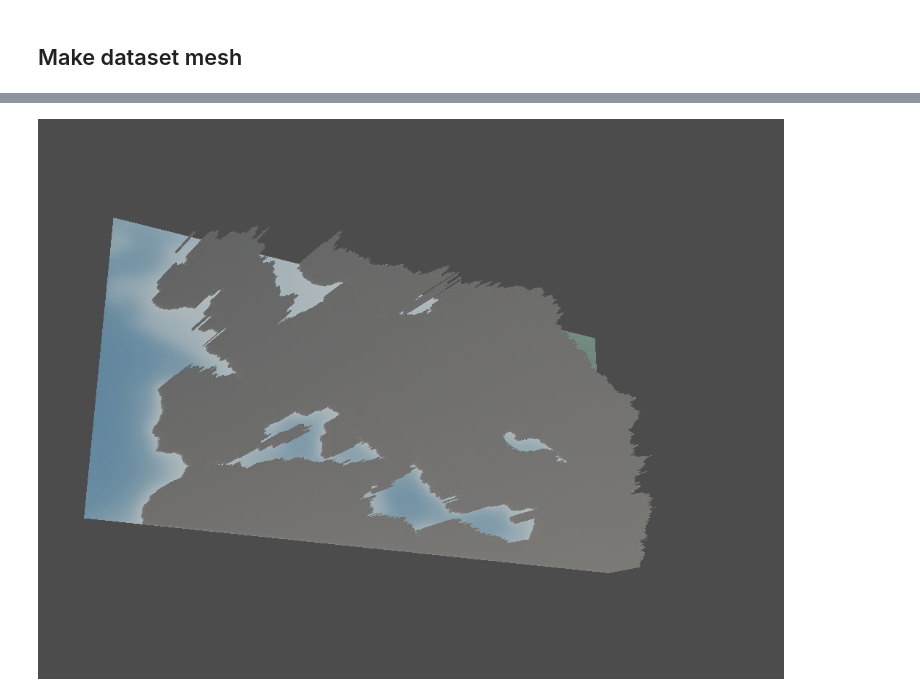
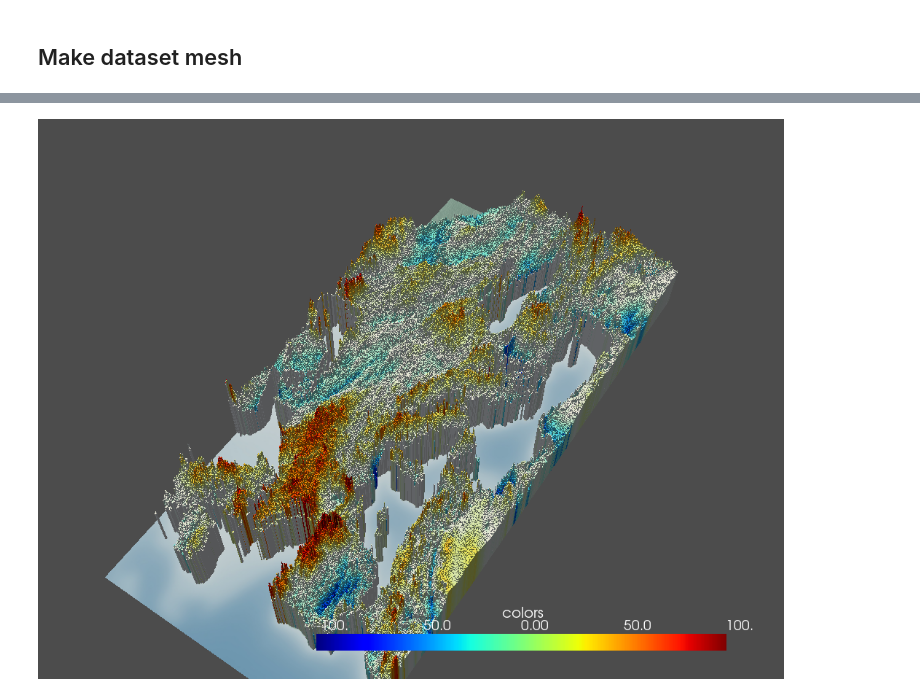
Before and after one commit to bellonet/map-rendering, a Jupyter notebook: pyvista_tests/pyvista_cubes_render.ipynb, the cells around one changed output, grey strips where cells are left out. Drawn from its saved outputs; the diff is of its cells as text; code cells hidden in the pictures.

Commit message:
color (with transparency) fix

```diff
--- a/pyvista_tests/pyvista_cubes_render.ipynb
+++ b/pyvista_tests/pyvista_cubes_render.ipynb
@@ -42,7 +42,7 @@ def load_nc(path_input):
 # %%
 # Read datasets:
 
-arr_mesh, lat_arr_mesh, long_arr_mesh = load_nc(path_input_mesh)
+arr_mesh, lat_arr_mesh, long_arr_mesh = load_nc(path_input_mesh, min_zero=True)
 
 arr_color, lat_arr_color, long_arr_color = load_nc(path_input_color)
 
@@ -268,17 +270,36 @@ def make_faces(arr, n_floor_v):
 
     return faces
 # %%
-def make_face_color(arr_color_cmap, arr_mesh):
-    arr_color_cmap = np.delete(arr_color_cmap, np.isnan(arr_mesh.flatten()), axis=0)
-    colormap = np.concatenate((np.tile(np.array([1,1,1,1]), (arr_color_cmap.shape[0],1)),
-                               arr_color_cmap,
-                               np.tile(np.array([1,1,1,1]), (arr_color_cmap.shape[0]*4,1))))
-    return colormap
+# def make_face_color(arr_color_cmap, arr_mesh):
+#     arr_color_cmap = np.delete(arr_color_cmap, np.isnan(arr_mesh.flatten()), axis=0)
+#     colormap = np.concatenate((np.tile(np.array([1.,1.,1.,0.5]), (arr_color_cmap.shape[0],1)),
+#                                np.tile(np.array([1.,1.,1.,0.5]), (arr_color_cmap.shape[0],1)),
+#                                #arr_color_cmap,
+#                                np.tile(np.array([1.,1.,1.,0.5]), (arr_color_cmap.shape[0]*4,1))))
+#     return colormap
+# %%
+def make_face_color(arr_color_flat, arr_mesh, clim):
+    arr_color_flat = np.delete(arr_color_flat, np.isnan(arr_mesh.flatten(order='F')))
+
+    faces_color = np.concatenate((np.tile(arr_color_flat, 2),
+                               np.tile(arr_color_flat, (4,1)).flatten(order='F')))
+
+    arr_color_opacity = (np.abs(arr_color_flat-np.mean([clim[0],clim[1]])) / (np.ptp(clim)/2))*2
+
+    faces_opacity = np.concatenate((np.tile(arr_color_opacity, 2),
+                               np.tile(arr_color_opacity, (4,1)).flatten(order='F')))
+
+    faces_opacity[faces_opacity>1] = 1.0
+
+    return faces_color, faces_opacity
 # %%
+clim=(-100,100)
+
 vertices, n_floor_v = make_vertices(arr_mesh)
 faces = make_faces(arr_mesh, n_floor_v)
-faces_color = make_face_color(arr_color_cmap, arr_mesh)
 
 surf = pv.PolyData(vertices, faces)
 
+faces_color, faces_opacity = make_face_color(arr_color.flatten(order='F'), arr_mesh, clim)
 surf["colors"] = faces_color
+surf["opacity"] = faces_opacity
@@ -293,10 +324,12 @@ faces_color[3000000], faces_color[1000000]
 # %%
 p = pv.Plotter()
 p.add_mesh(bg, rgb=True, scalars='PNGImage')#,  show_edges=True)
-p.add_mesh(surf, scalars="colors", rgb=True)#,  show_edges=True)
-p.camera_position = 'xy'
-
-p.camera.position = (-500, -400, 2000)
+p.add_mesh(surf, color='white')
+p.add_mesh(surf, scalars="colors", cmap='jet', clim=clim, opacity="opacity")
+#show_edges=True, use_transparency=True, rgb=True
+#p.camera_position = 'xz'
+#p.camera.zoom(2)
+p.camera.position = (-400, -400, 2000)
 p.show()
 # %% [output]
-[figure, old version]
+[figure, new version]
```
Also changed, not shown: parts of 11 cells of this notebook.
